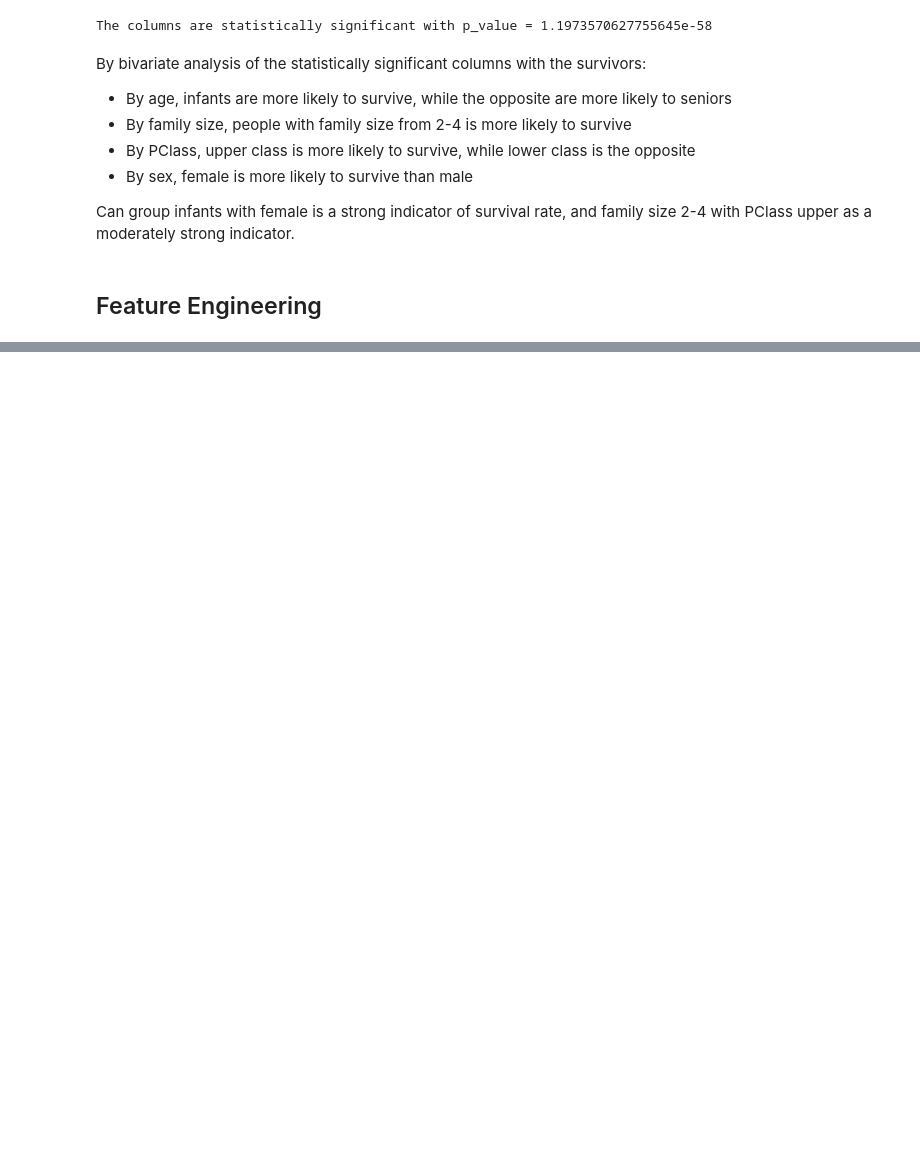
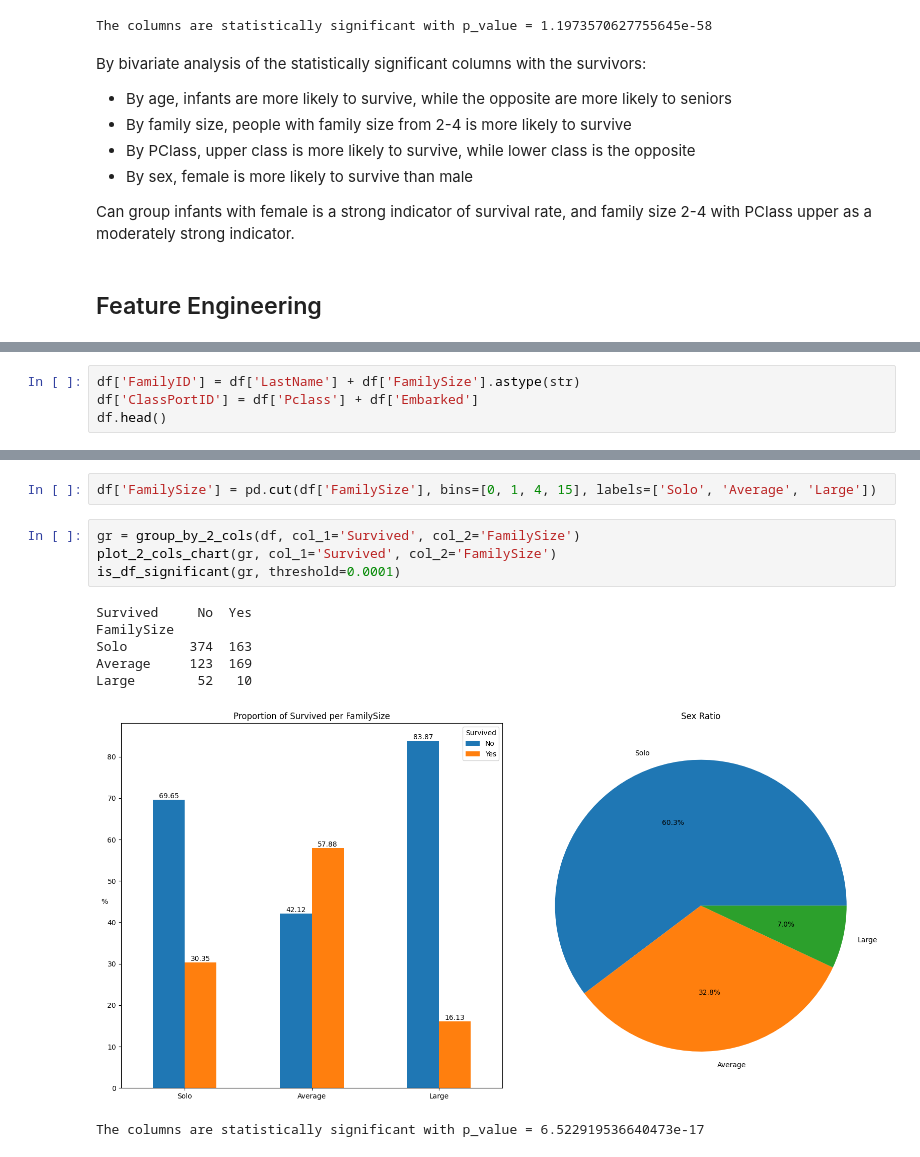
Before and after one commit to hvtruong/Kaggle_projects, a Jupyter notebook: titanic/src/notebooks/model.ipynb, the cells around one changed output, grey strips where cells are left out. Drawn from its saved outputs; the diff is of its cells as text; blank space fills up the shorter version.

```diff
--- a/titanic/src/notebooks/model.ipynb
+++ b/titanic/src/notebooks/model.ipynb
@@ -302,0 +362,4 @@ df.to_csv('titanic_analysis_cleaned.csv', index=False)
+# %%
+df['FamilyID'] = df['LastName'] + df['FamilySize'].astype(str)
+df['ClassPortID'] = df['Pclass'] + df['Embarked']
+df.head()
@@ -302,0 +382,14 @@ df.to_csv('titanic_analysis_cleaned.csv', index=False)
+# %%
+df['FamilySize'] = pd.cut(df['FamilySize'], bins=[0, 1, 4, 15], labels=['Solo', 'Average', 'Large'])
+# %%
+gr = group_by_2_cols(df, col_1='Survived', col_2='FamilySize')
+plot_2_cols_chart(gr, col_1='Survived', col_2='FamilySize')
+is_df_significant(gr, threshold=0.0001)
+# %% [output]
+Survived     No  Yes
+FamilySize
+Solo        374  163
+Average     123  169
+Large        52   10
+[figure, added]
+The columns are statistically significant with p_value = 6.522919536640473e-17
```
Also changed, not shown: parts of 37 cells of this notebook, 5 other files.
